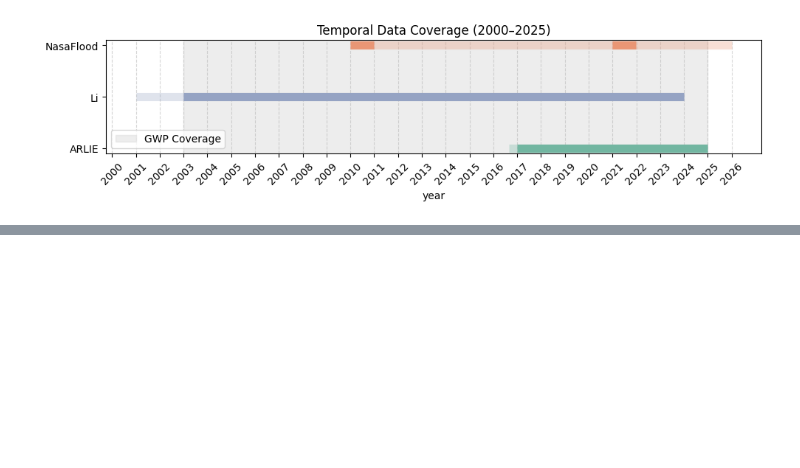
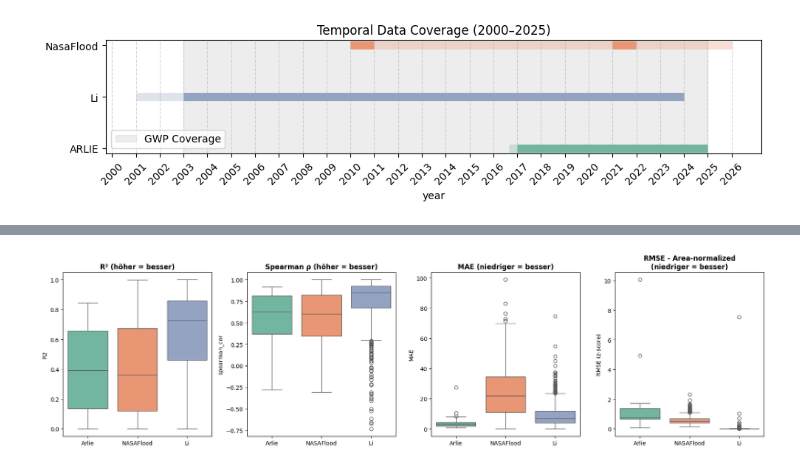
Before and after one commit to ElenaScholz/gwp-validation, a Jupyter notebook: notebooks/plots.ipynb, the cells around one changed output, grey strips where cells are left out. Drawn from its saved outputs; the diff is of its cells as text; code cells hidden in the pictures; blank space fills up the shorter version.

```diff
--- a/notebooks/plots.ipynb
+++ b/notebooks/plots.ipynb
@@ -127,0 +130,31 @@ plt.show()
+# %%
+import matplotlib.pyplot as plt
+import seaborn as sns
+
+fig, axes = plt.subplots(1, 4, figsize=(18, 5))
+
+# Nur Area-perc für ersten 3 Plots
+df_perc = stats_df_10[stats_df_10['value-type'] == 'Area-perc']
+# Nur Area-normalized für RMSE
+df_norm = stats_df_10[stats_df_10['value-type'] == 'Area-normalized']
+
+# Erste 3 Plots: Area-perc
+metrics_perc = ['R2', 'spearman_cor', 'MAE']
+titles_perc = ['R² (höher = besser)', 'Spearman ρ (höher = besser)', 'MAE (niedriger = besser)']
+
+for i, (metric, title) in enumerate(zip(metrics_perc, titles_perc)):
+    sns.boxplot(data=df_perc, x='Dataset', y=metric, ax=axes[i], hue = "Dataset", palette='Set2')
+    axes[i].set_title(title, fontweight='bold')
+    axes[i].set_xlabel('')
+    axes[i].set_ylabel(metric)
+
+# 4. Plot: RMSE mit z-transformierten Daten
+sns.boxplot(data=df_norm, x='Dataset', y='RMSE', ax=axes[3], hue = "Dataset", palette='Set2')
+axes[3].set_title('RMSE - Area-normalized\n(niedriger = besser)', fontweight='bold')
+axes[3].set_xlabel('')
+axes[3].set_ylabel('RMSE (z-score)')
+
+plt.tight_layout()
+plt.show()
+# %% [output]
+[figure, added]
```
Also changed, not shown: parts of 7 cells of this notebook, 9 other files.
